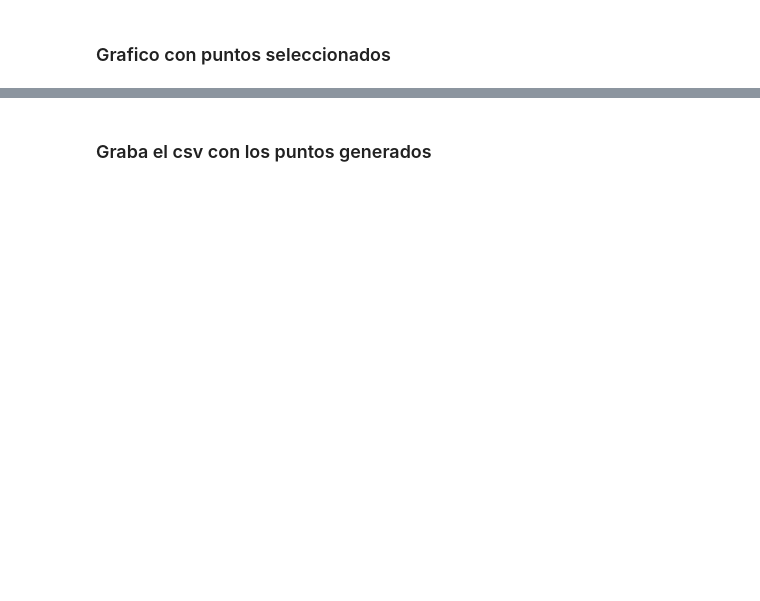
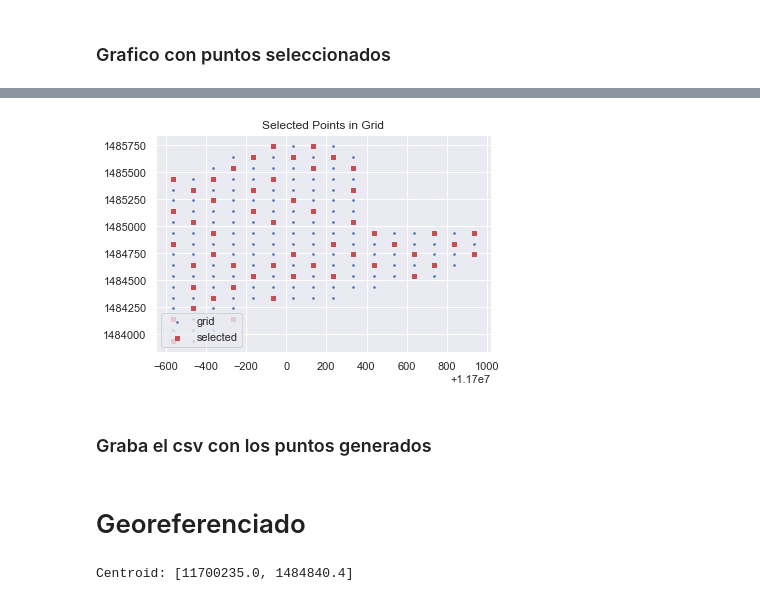
Before and after one commit to only4cc/sel_points, a Jupyter notebook: proto.ipynb, the cells around one changed output, grey strips where cells are left out. Saved outputs shown, nothing was run; the diff lists cells and outputs as text; code cells hidden in the pictures; blank space fills up the shorter version.

```diff
--- a/proto.ipynb
+++ b/proto.ipynb
@@ -240,8 +250,11 @@ plt.scatter(XX,YY, c='r', marker='+' );
 # %%
+plt.title('Selected Points in Grid')
 plt.scatter(X,Y, c='b', marker='.', label='grid', s=10)
 plt.scatter(XX, YY, c='r', marker='s', label='selected', s=10)
 plt.legend(loc='lower left')
 plt.show()
+# %% [output]
+[figure, added]
 # %% [markdown]
 ### Graba el csv con los puntos generados
 # %%
@@ -257,3 +270,9 @@ dfsel = pd.DataFrame(data=data, columns=['x','y'], index=index)
 # %%
 filename_selected = '../data/sel_'+name+'.csv'
 dfsel.to_csv(filename_selected)
+# %% [markdown]
+# Georeferenciado
+# %%
+print('Centroid:',[selected_points[0][0], selected_points[0][1]] )
+# %% [output]
+Centroid: [11700235.0, 1484840.4]
```
Also changed, not shown: parts of 6 cells of this notebook.
